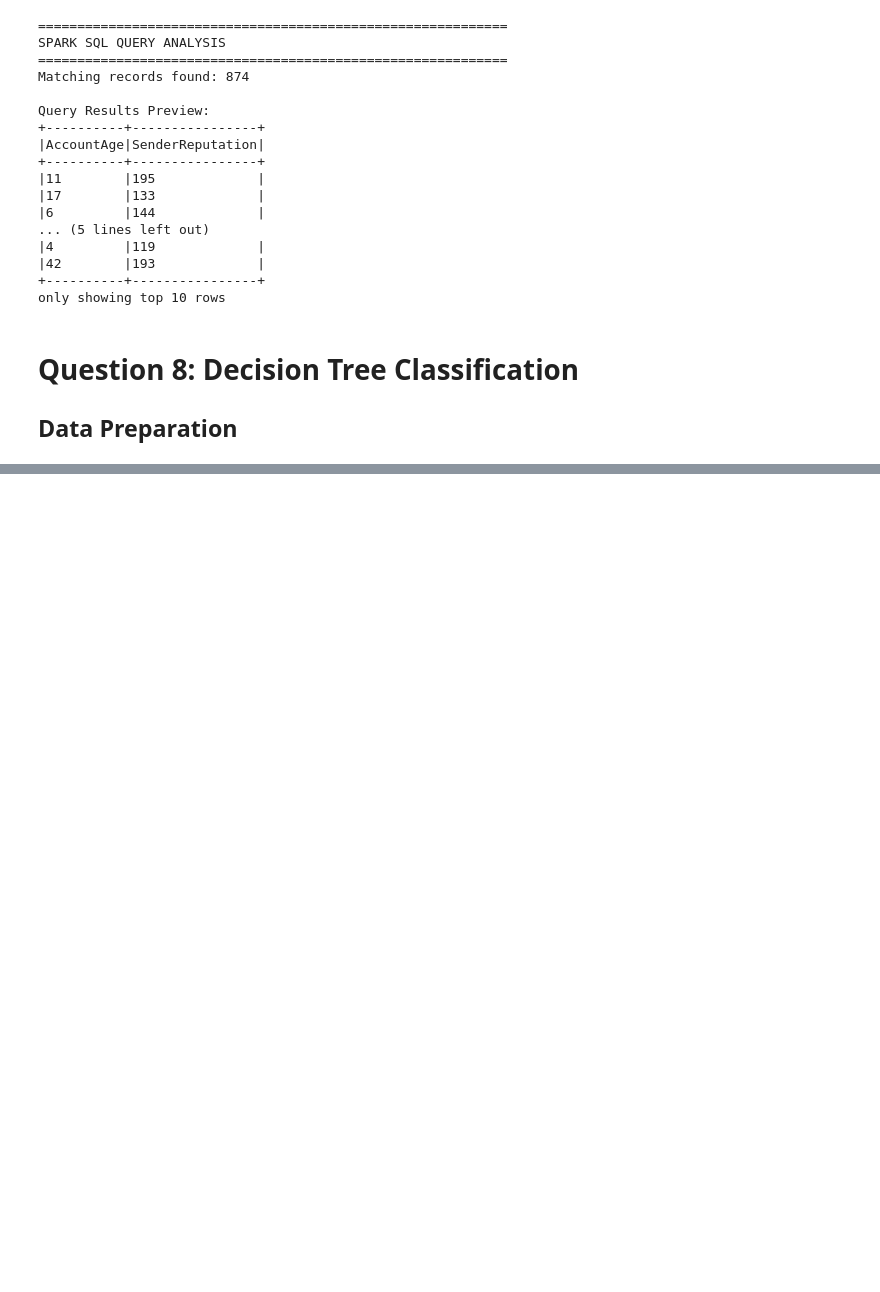
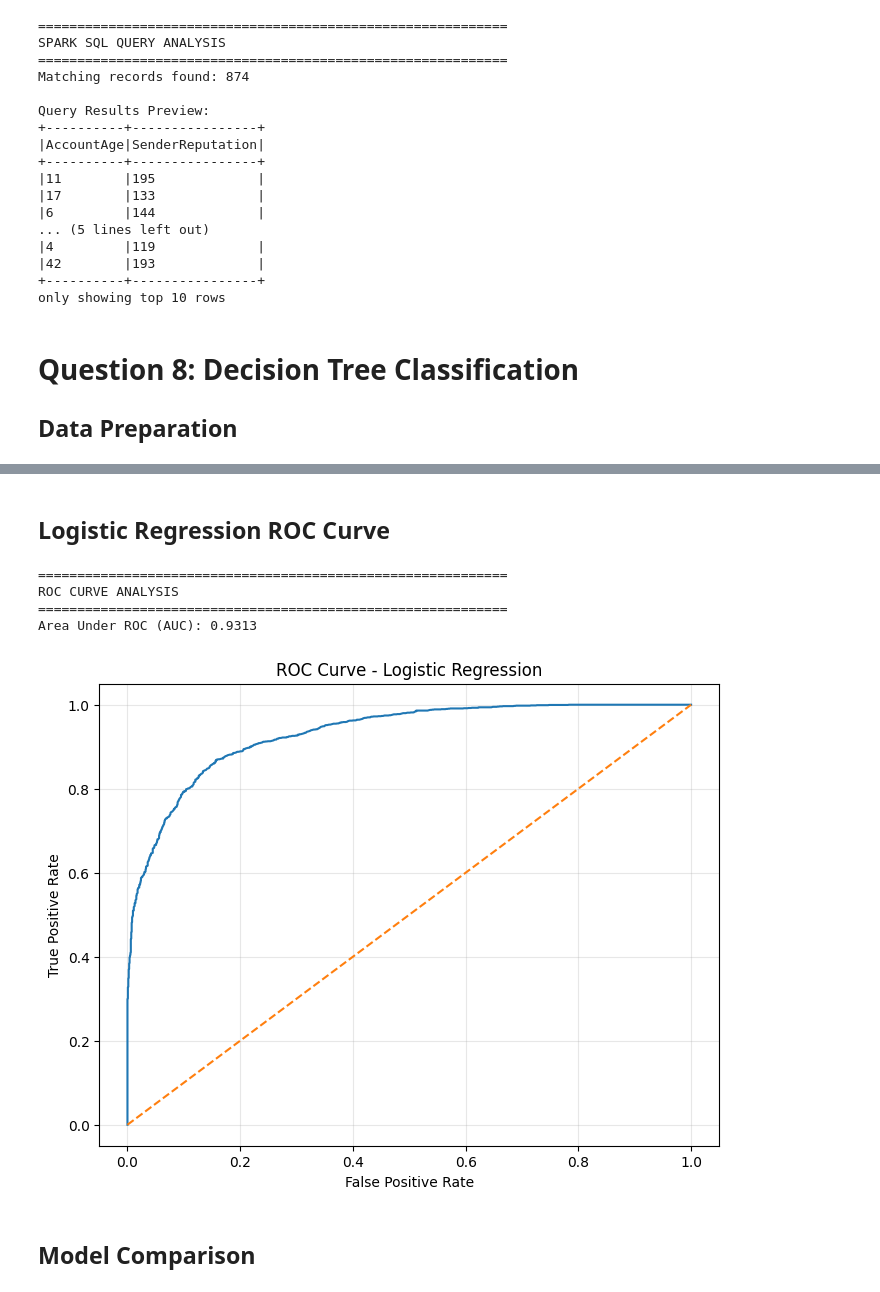
Before and after one commit to ujjwal-27/phising_detection, a Jupyter notebook: notebooks/phishing_detection.ipynb, the cells around one changed output, grey strips where cells are left out. Cells and saved outputs as stored; diff of their text form; code cells hidden in the pictures; blank space fills up the shorter version.

```diff
--- a/notebooks/phishing_detection.ipynb
+++ b/notebooks/phishing_detection.ipynb
@@ -515,0 +784,56 @@ only showing top 10 rows
+# %% [markdown]
+## Logistic Regression ROC Curve
+# %%
+# Logistic Regression ROC Curve
+
+from pyspark.ml.evaluation import BinaryClassificationEvaluator
+import matplotlib.pyplot as plt
+
+print("="*60)
+print("ROC CURVE ANALYSIS")
+print("="*60)
+
+# Extract ROC values
+
+roc = lr_model.summary.roc.toPandas()
+
+# Compute AUC
+
+auc = lr_model.summary.areaUnderROC
+
+print(f"Area Under ROC (AUC): {round(auc,4)}")
+
+
+# Plot ROC
+
+plt.figure(figsize=(8,6))
+
+plt.plot(
+    roc["FPR"],
+    roc["TPR"]
+)
+
+plt.plot(
+    [0,1],
+    [0,1],
+    linestyle='--'
+)
+
+plt.xlabel("False Positive Rate")
+plt.ylabel("True Positive Rate")
+
+plt.title(
+    "ROC Curve - Logistic Regression"
+)
+
+plt.grid(alpha=0.3)
+
+plt.show()
+# %% [output]
+============================================================
+ROC CURVE ANALYSIS
+============================================================
+Area Under ROC (AUC): 0.9313
+[figure, added]
+# %% [markdown]
+## Model Comparison
```
Also changed, not shown: parts of 8 cells of this notebook.
